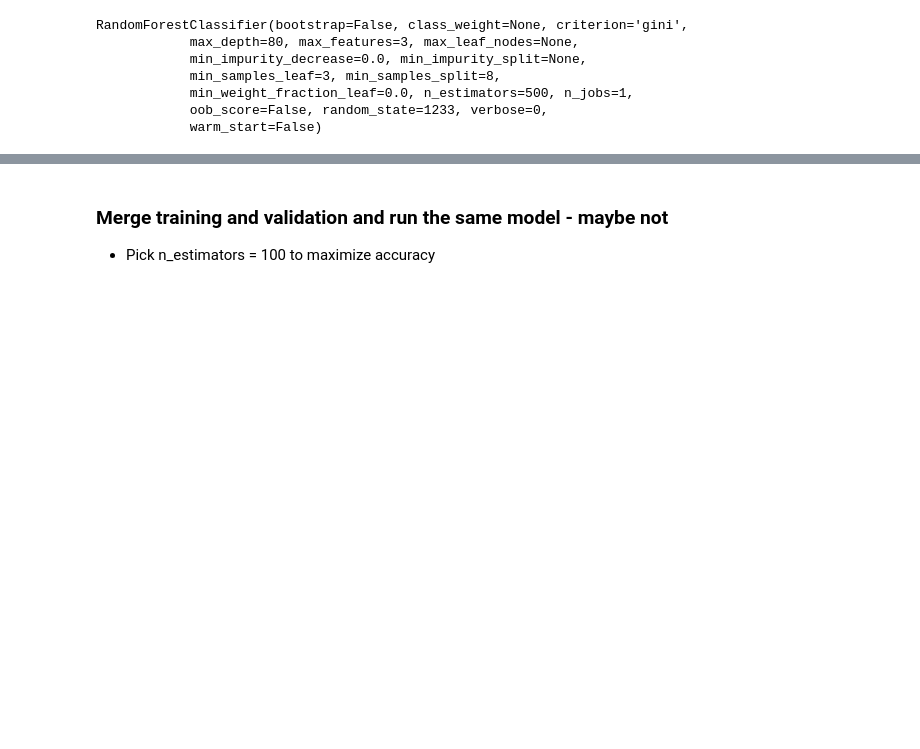
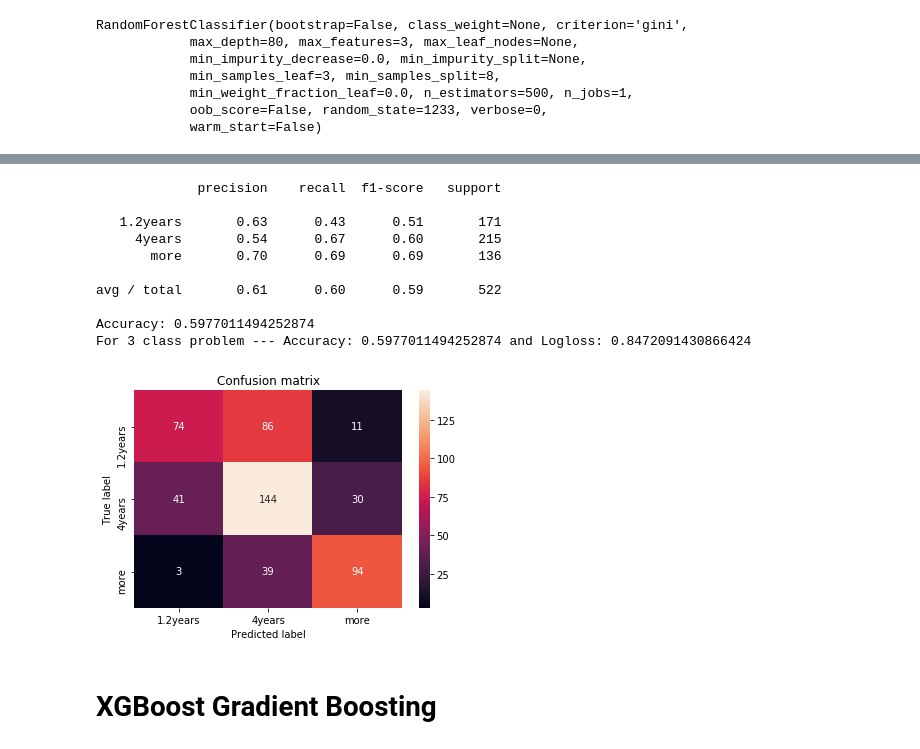
Before and after one commit to patricieni/ICM, a Jupyter notebook: code/notebooks/Modelling.ipynb, the cells around one changed output, grey strips where cells are left out. Cells and saved outputs as stored; diff of their text form; code cells hidden in the pictures; blank space fills up the shorter version.

```diff
--- a/code/notebooks/Modelling.ipynb
+++ b/code/notebooks/Modelling.ipynb
@@ -439,31 +340,44 @@ RandomForestClassifier(bootstrap=False, class_weight=None, criterion='gini',
 # %%
-#Do not run this one
 # Random forests with the right number of estimators based on validation set
 # rfc = best result from above
 rfc=RandomForestClassifier(bootstrap=False, class_weight=None, criterion='gini',
             max_depth=80, max_features=3, max_leaf_nodes=None,
             min_impurity_decrease=0.0, min_impurity_split=None,
             min_samples_leaf=3, min_samples_split=8,
-            min_weight_fraction_leaf=0.0, n_estimators=n_estimators, n_jobs=1,
+            min_weight_fraction_leaf=0.0, n_estimators=400, n_jobs=1,
             oob_score=False, random_state=1233, verbose=0,
             warm_start=False)
 
 rfc.fit(X_train, Y_train)
 
 score = rfc.score(X_test,Y_test)
 
 # XEntropy Error
 probas = rfc.predict_proba(X_test)
-y_pred = np.argmax(probas, axis=1)
+y_pred = rfc.predict(X_test)
+#np.argmax(probas, axis=1)
 error = log_loss(Y_test,probas)
 
 # Confusion matrix
-cfm = confusion_matrix(Y_test, l[y_pred])
+#cfm = confusion_matrix(Y_test, l[y_pred])
+evaluation.plot_report(Y_test, y_pred, labels)
 
+print("For {0} class problem --- Accuracy: {1} and Logloss: {2}".format(len(labels), score, error))
 # ROC-AUC needs fixing.
-Y_test_binary = label_binarize(Y_test, classes=labels)
-y_pred_binary = label_binarize(l[y_pred],classes =labels)
-auc_curve = evaluation.multi_class_auc(len(l),Y_test_binary,y_pred_binary)
+#Y_test_binary = label_binarize(Y_test, classes=labels)
+#y_pred_binary = label_binarize(l[y_pred],classes =labels)
+#auc_curve = evaluation.multi_class_auc(len(l),Y_test_binary,y_pred_binary)
+# %% [output]
+             precision    recall  f1-score   support
+
+   1.2years       0.63      0.43      0.51       171
+     4years       0.54      0.67      0.60       215
+       more       0.70      0.69      0.69       136
+
+avg / total       0.61      0.60      0.59       522
+
+Accuracy: 0.5977011494252874
+For 3 class problem --- Accuracy: 0.5977011494252874 and Logloss: 0.8472091430866424
+[figure, added]
-# %% [markdown]
-### Merge training and validation and run the same model - maybe not
- * Pick n_estimators = 100 to maximize accuracy
+# %% [markdown]
+# XGBoost Gradient Boosting
```
Also changed, not shown: parts of 40 cells of this notebook, 1 other file.
